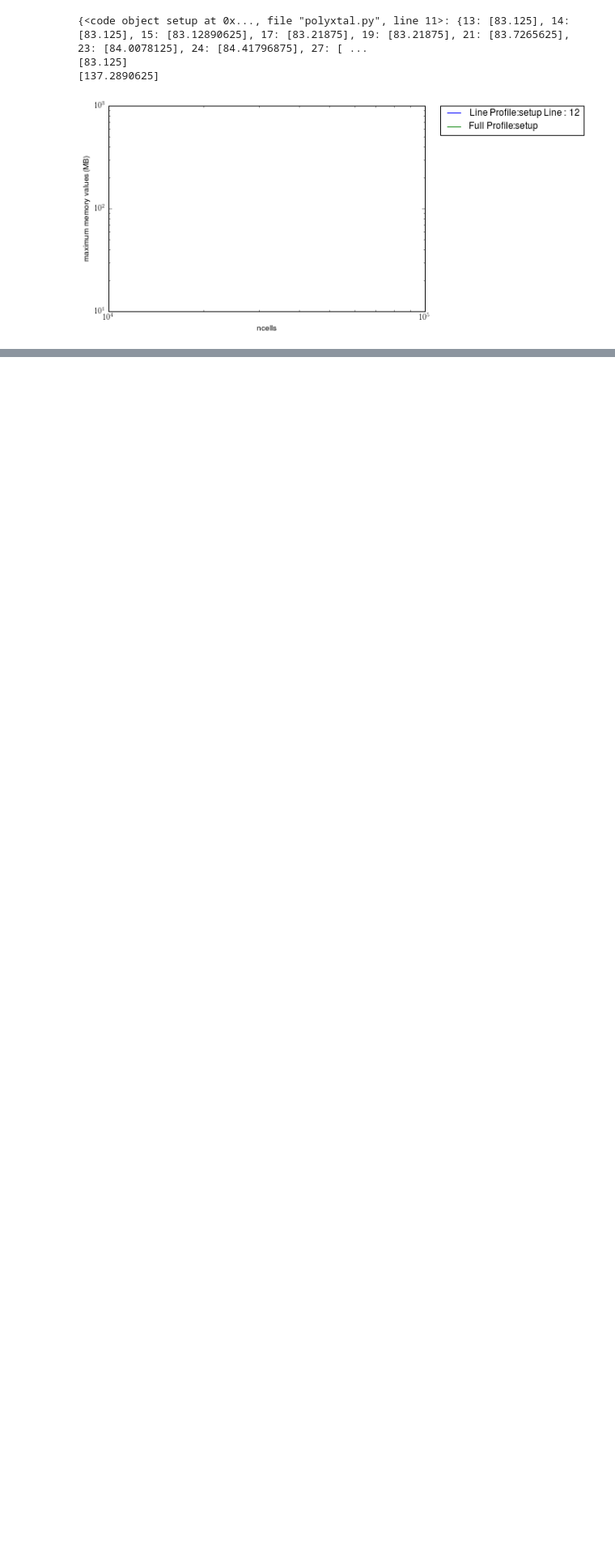
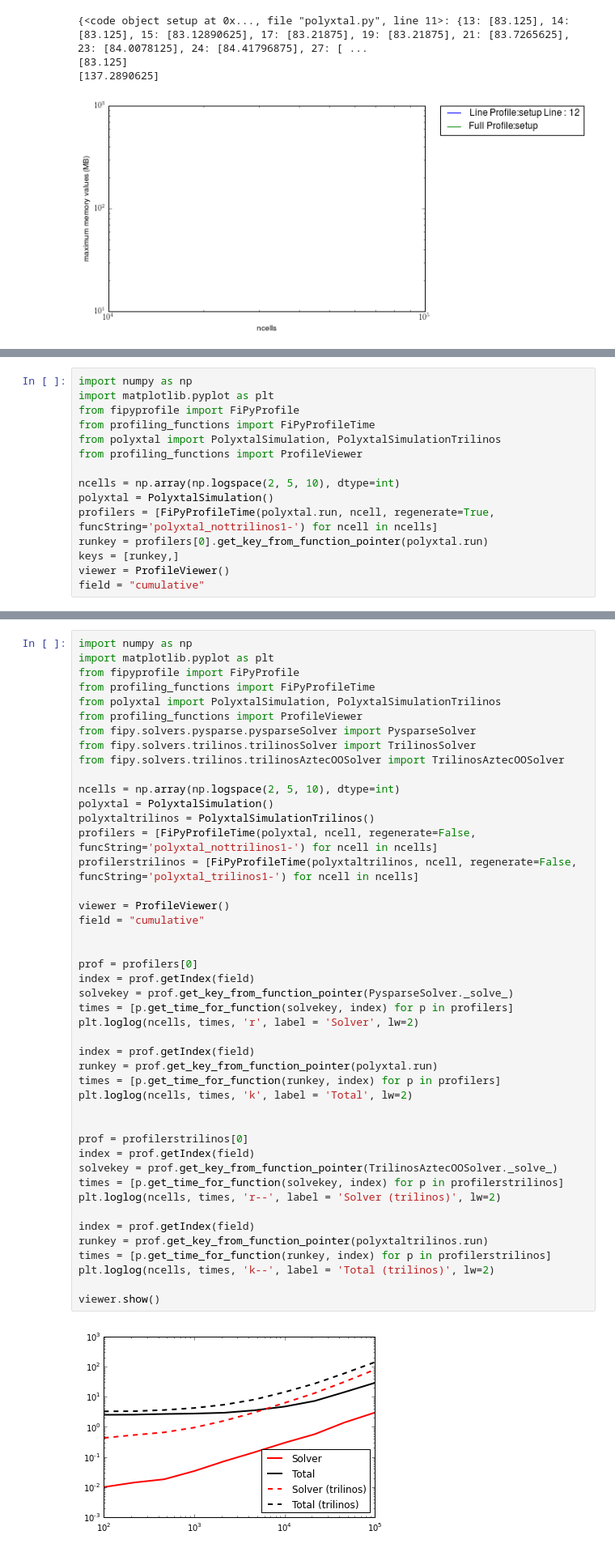
Before and after one commit to dmurali1/SURF2013, a Jupyter notebook: Profile_Polyxtal.ipynb, the cells around one changed output, grey strips where cells are left out. Shown at 81% size. Saved outputs shown, nothing was run; the diff lists cells and outputs as text; blank space fills up the shorter version.

```diff
--- a/Profile_Polyxtal.ipynb
+++ b/Profile_Polyxtal.ipynb
@@ -326,0 +538,15 @@ plt.show()
+# %%
+import numpy as np
+import matplotlib.pyplot as plt
+from fipyprofile import FiPyProfile
+from profiling_functions import FiPyProfileTime
+from polyxtal import PolyxtalSimulation, PolyxtalSimulationTrilinos
+from profiling_functions import ProfileViewer
+
+ncells = np.array(np.logspace(2, 5, 10), dtype=int)
+polyxtal = PolyxtalSimulation()
+profilers = [FiPyProfileTime(polyxtal.run, ncell, regenerate=True, funcString='polyxtal_nottrilinos1-') for ncell in ncells]
+runkey = profilers[0].get_key_from_function_pointer(polyxtal.run)
+keys = [runkey,]
+viewer = ProfileViewer()
+field = "cumulative"
@@ -326,0 +571,47 @@ plt.show()
+# %%
+import numpy as np
+import matplotlib.pyplot as plt
+from fipyprofile import FiPyProfile
+from profiling_functions import FiPyProfileTime
+from polyxtal import PolyxtalSimulation, PolyxtalSimulationTrilinos
+from profiling_functions import ProfileViewer
+from fipy.solvers.pysparse.pysparseSolver import PysparseSolver
+from fipy.solvers.trilinos.trilinosSolver import TrilinosSolver
+from fipy.solvers.trilinos.trilinosAztecOOSolver import TrilinosAztecOOSolver
+
+ncells = np.array(np.logspace(2, 5, 10), dtype=int)
+polyxtal = PolyxtalSimulation()
+polyxtaltrilinos = PolyxtalSimulationTrilinos()
+profilers = [FiPyProfileTime(polyxtal, ncell, regenerate=False, funcString='polyxtal_nottrilinos1-') for ncell in ncells]
+profilerstrilinos = [FiPyProfileTime(polyxtaltrilinos, ncell, regenerate=False, funcString='polyxtal_trilinos1-') for ncell in ncells]
+
+viewer = ProfileViewer()
+field = "cumulative"
+
+
+prof = profilers[0]
+index = prof.getIndex(field)
+solvekey = prof.get_key_from_function_pointer(PysparseSolver._solve_)
+times = [p.get_time_for_function(solvekey, index) for p in profilers]
+plt.loglog(ncells, times, 'r', label = 'Solver', lw=2)
+
+index = prof.getIndex(field)
+runkey = prof.get_key_from_function_pointer(polyxtal.run)
+times = [p.get_time_for_function(runkey, index) for p in profilers]
+plt.loglog(ncells, times, 'k', label = 'Total', lw=2)
+
+
+prof = profilerstrilinos[0]
+index = prof.getIndex(field)
+solvekey = prof.get_key_from_function_pointer(TrilinosAztecOOSolver._solve_)
+times = [p.get_time_for_function(solvekey, index) for p in profilerstrilinos]
+plt.loglog(ncells, times, 'r--', label = 'Solver (trilinos)', lw=2)
+
+index = prof.getIndex(field)
+runkey = prof.get_key_from_function_pointer(polyxtaltrilinos.run)
+times = [p.get_time_for_function(runkey, index) for p in profilerstrilinos]
+plt.loglog(ncells, times, 'k--', label = 'Total (trilinos)', lw=2)
+
+viewer.show()
+# %% [output]
+[figure, added]
```
Also changed, not shown: parts of 9 cells of this notebook, 4 other files.
